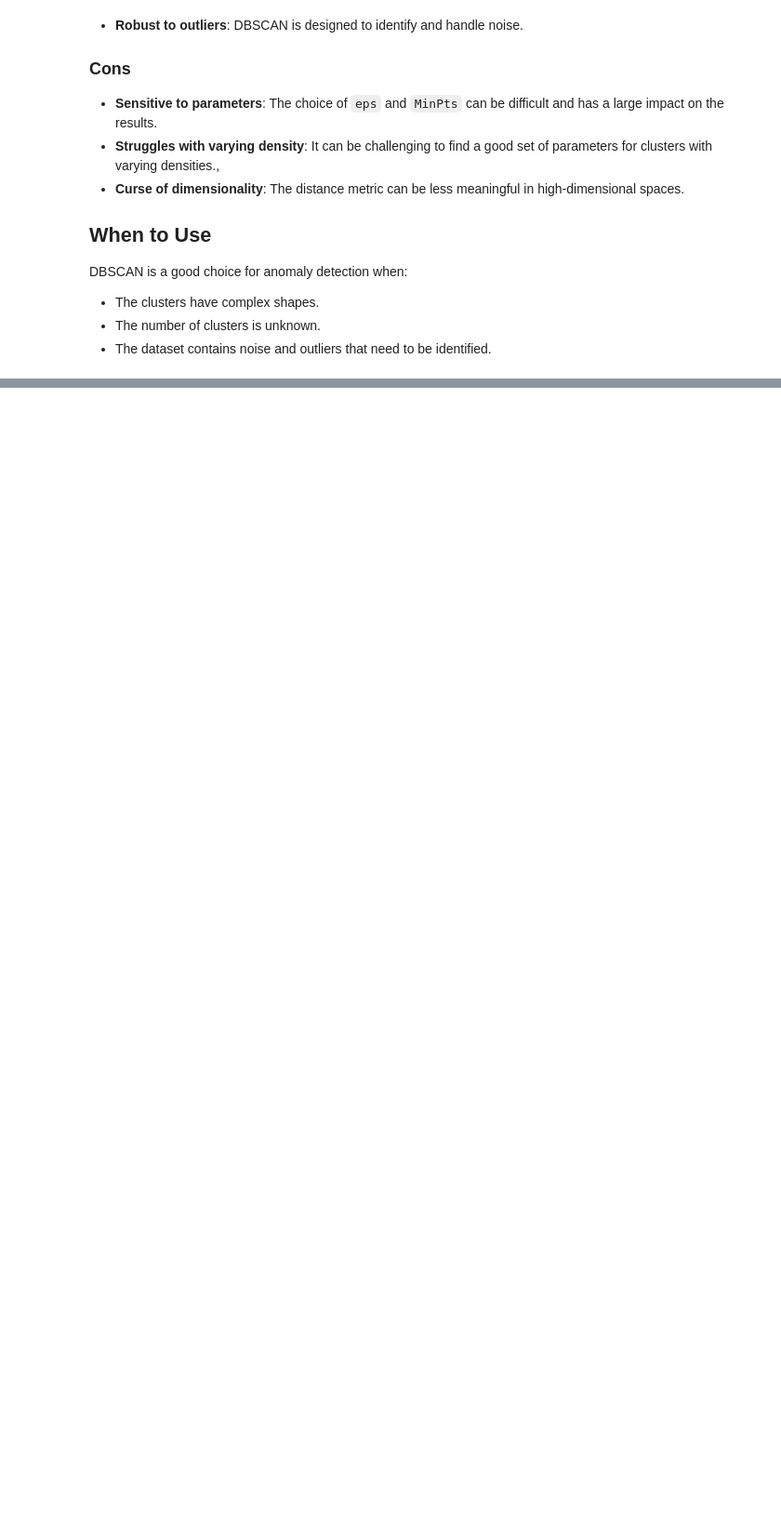
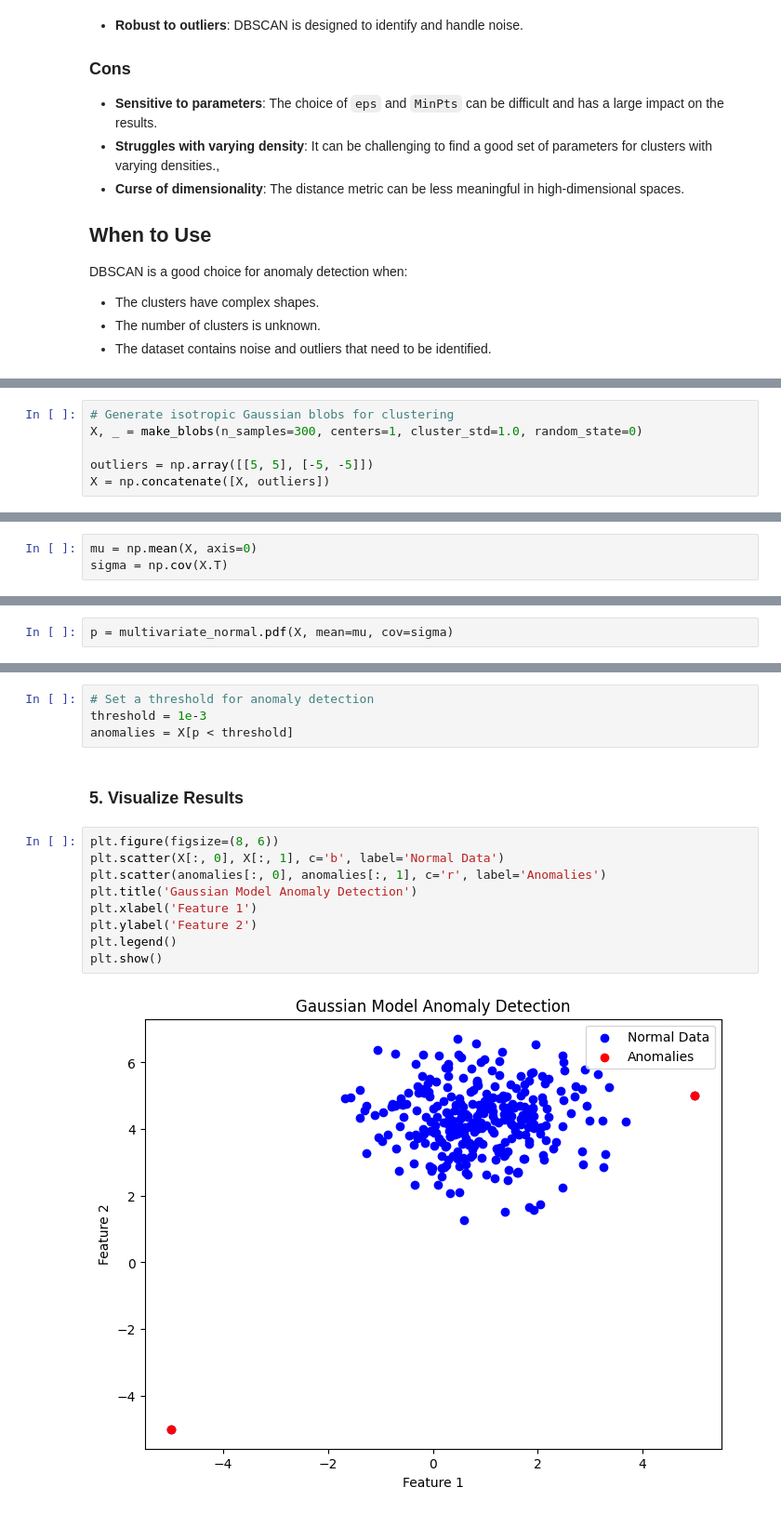
Before and after one commit to 0tv0renakniga/unspervised_learning_examples, a Jupyter notebook: notebooks/kmeans_anomaly_detection.ipynb, the cells around one changed output, grey strips where cells are left out. Shown at 93% size. Drawn from its saved outputs; the diff is of its cells as text; blank space fills up the shorter version.

```diff
--- a/notebooks/kmeans_anomaly_detection.ipynb
+++ b/notebooks/kmeans_anomaly_detection.ipynb
@@ -159,0 +269,6 @@ DBSCAN is a good choice for anomaly detection when:
+# %%
+# Generate isotropic Gaussian blobs for clustering
+X, _ = make_blobs(n_samples=300, centers=1, cluster_std=1.0, random_state=0)
+
+outliers = np.array([[5, 5], [-5, -5]])
+X = np.concatenate([X, outliers])
@@ -159,0 +277,3 @@ DBSCAN is a good choice for anomaly detection when:
+# %%
+mu = np.mean(X, axis=0)
+sigma = np.cov(X.T)
@@ -159,0 +282,2 @@ DBSCAN is a good choice for anomaly detection when:
+# %%
+p = multivariate_normal.pdf(X, mean=mu, cov=sigma)
@@ -159,0 +286,17 @@ DBSCAN is a good choice for anomaly detection when:
+# %%
+# Set a threshold for anomaly detection
+threshold = 1e-3
+anomalies = X[p < threshold]
+# %% [markdown]
+### 5. Visualize Results
+# %%
+plt.figure(figsize=(8, 6))
+plt.scatter(X[:, 0], X[:, 1], c='b', label='Normal Data')
+plt.scatter(anomalies[:, 0], anomalies[:, 1], c='r', label='Anomalies')
+plt.title('Gaussian Model Anomaly Detection')
+plt.xlabel('Feature 1')
+plt.ylabel('Feature 2')
+plt.legend()
+plt.show()
+# %% [output]
+[figure, added]
```
Also changed, not shown: parts of 38 cells of this notebook.
